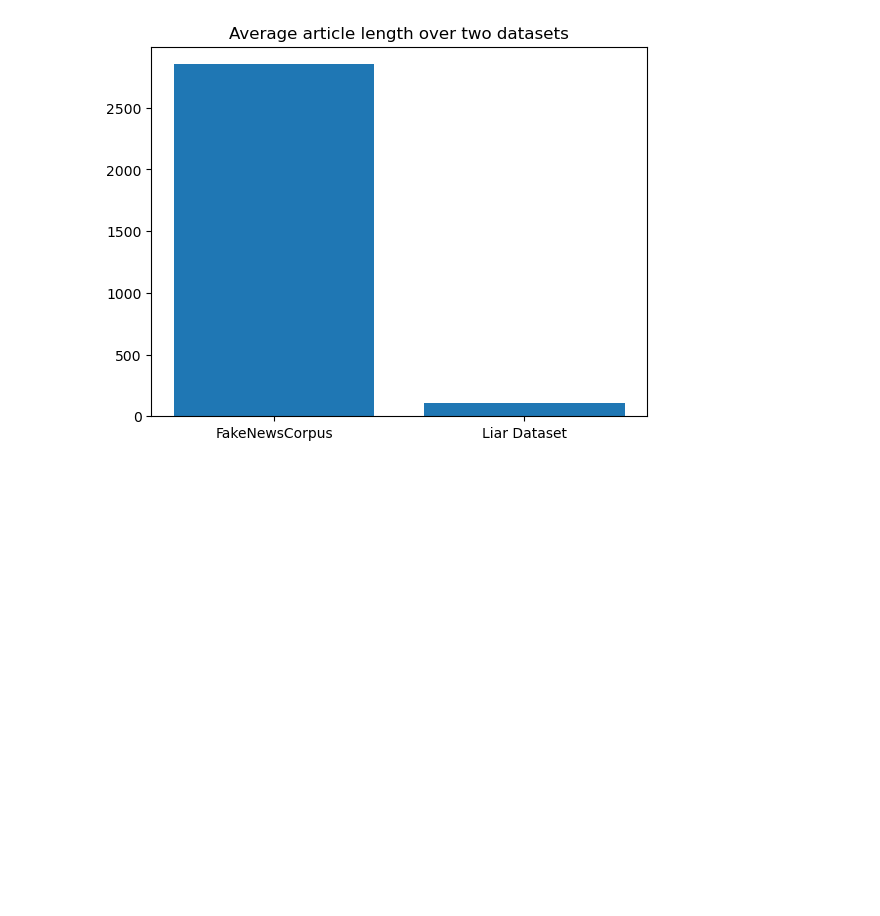
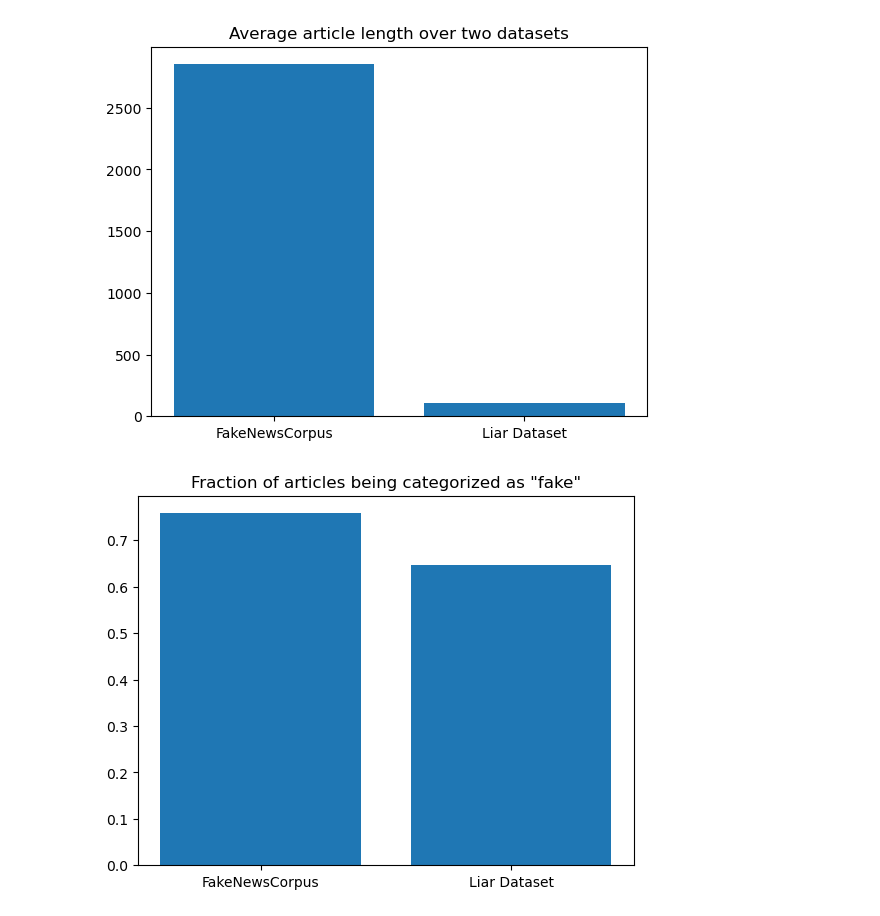
Before and after one commit to karlaugustnybo/Fake-News-Project, a Jupyter notebook: news/news_part_5.ipynb, the cells around one changed output. Saved outputs shown, nothing was run; the diff lists cells and outputs as text; code cells hidden in the pictures; blank space fills up the shorter version.

Commit message:
Plots for comparing datasets

```diff
--- a/news/news_part_5.ipynb
+++ b/news/news_part_5.ipynb
@@ -22,0 +30,18 @@ plt.show()
+# %%
+# Fraction of articles being classified as fake
+y_news = pd.read_csv('data/y_train')['isfake']
+y_liar = pd.read_csv('liar_dataset/aggregated.csv')['isfake']
+
+real_labels = ['mostly-true', 'true']
+fake_labels = ['false','pants-fire', 'half-true', 'barely-true']
+
+y_liar = y_liar.apply(lambda x : 0 if x in real_labels else 1)
+
+news_frac = sum(y_news) / len(y_news)
+liar_frac = sum(y_liar) / len(y_liar)
+
+plt.bar(x_lab, [news_frac, liar_frac])
+plt.title('Fraction of articles being categorized as "fake"')
+plt.show()
+# %% [output]
+[figure, added]
```
Also changed, not shown: parts of 3 cells of this notebook.
